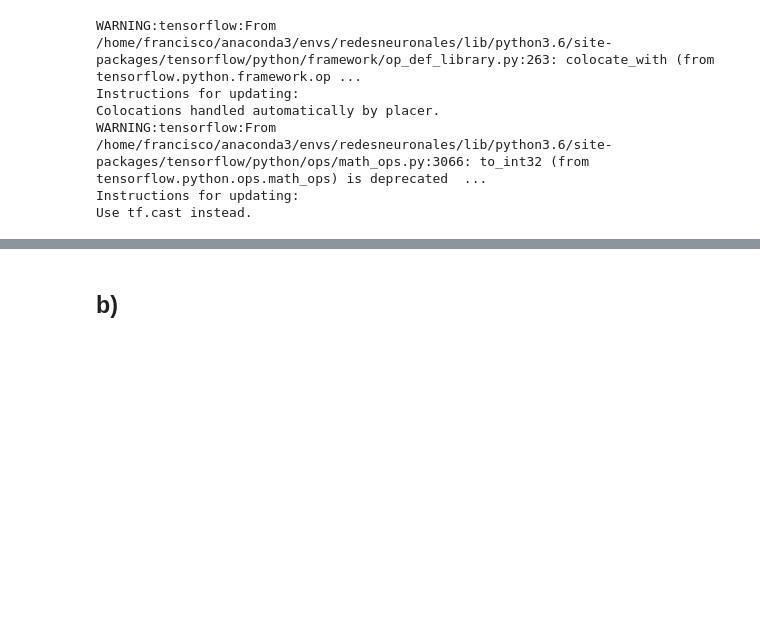
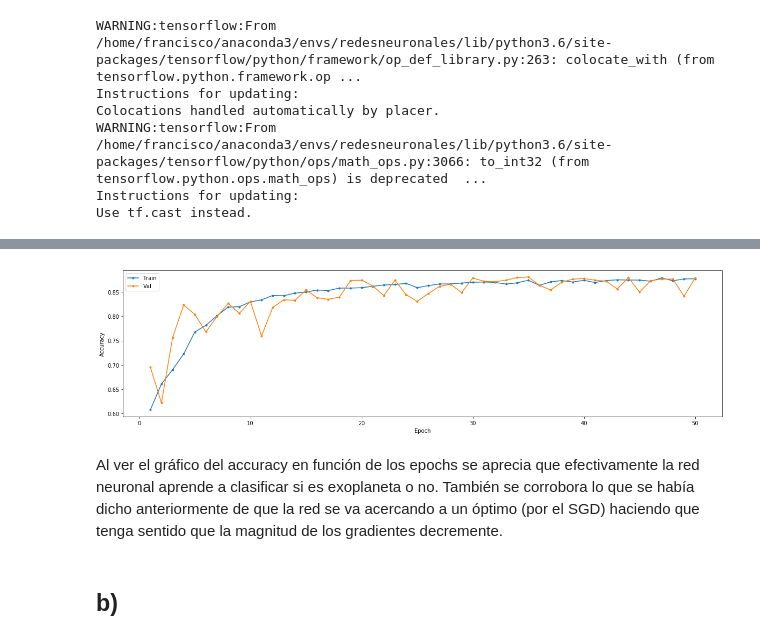
Before and after one commit to Umauro/ANN-T1, a Jupyter notebook: Pregunta 2.ipynb, the cells around one changed output, grey strips where cells are left out. Cells and saved outputs as stored; diff of their text form; code cells hidden in the pictures; blank space fills up the shorter version.

```diff
--- a/Pregunta 2.ipynb
+++ b/Pregunta 2.ipynb
@@ -170,3 +173,20 @@ Gradientes post-entrenamiento
+# %%
+def chart_acc(history, epoch_number):
+    epoch_arr = [i+1 for i in range(epoch_number)]
+    plt.figure(figsize = (20,5))
+    plt.plot(epoch_arr, history.history['acc'], '.-')
+    plt.plot(epoch_arr, history.history['val_acc'], '.-')
+    plt.xlabel('Epoch')
+    plt.ylabel('Accuracy')
+    plt.legend( ('Train', 'Val') )
+
+    plt.show()
+
+chart_acc(history_A, 50)
+# %% [output]
+[figure, added]
+# %% [markdown]
+Al ver el gráfico del accuracy en función de los epochs se aprecia que efectivamente la red neuronal aprende a clasificar si es exoplaneta o no. También se corrobora lo que se había dicho anteriormente de que la red se va acercando a un óptimo (por el SGD) haciendo que tenga sentido que la magnitud de los gradientes decremente.
 # %% [markdown]
 ## b)
 # %%
```
Also changed, not shown: parts of 11 cells of this notebook.
